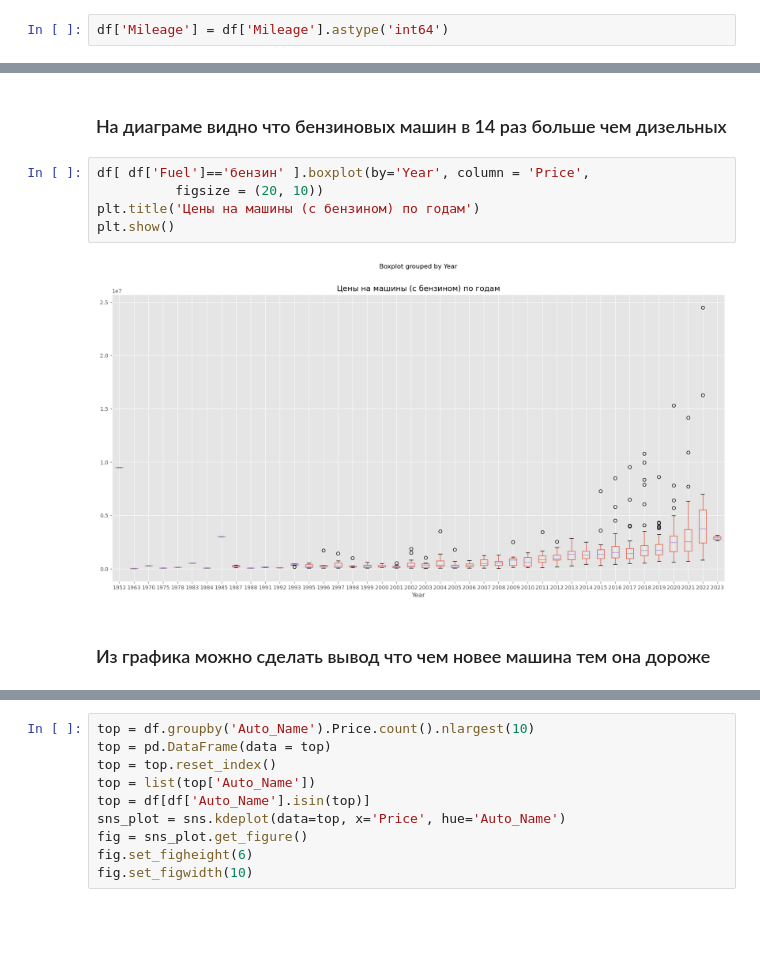
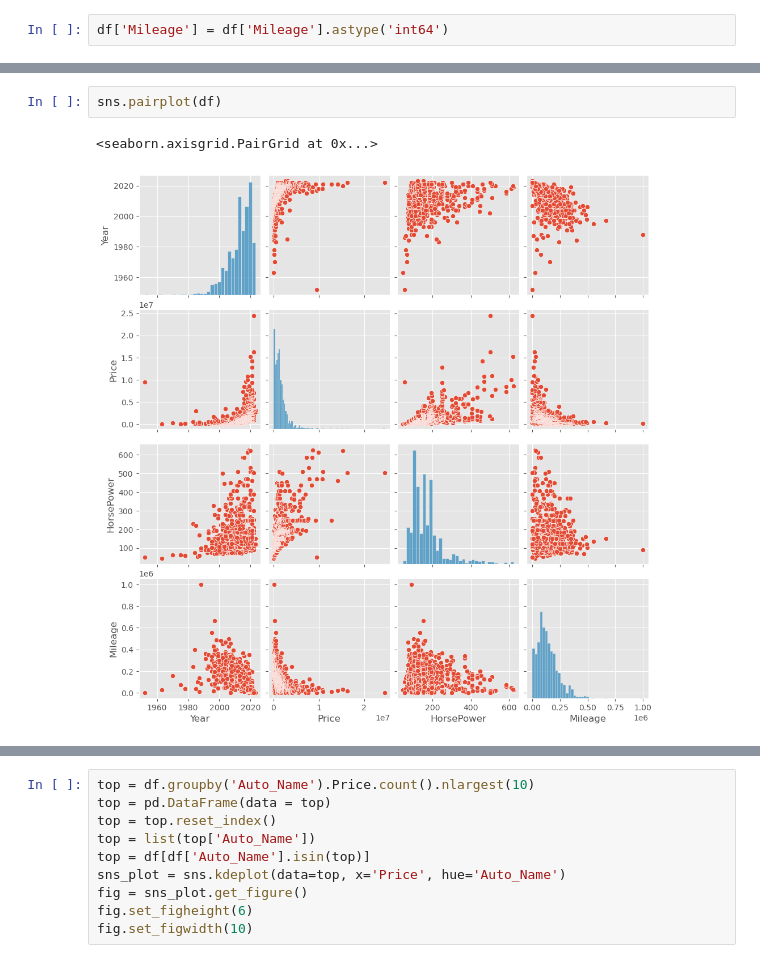
Before and after one commit to Heychild23/GM_motors, a Jupyter notebook: GM_motors_top (1).ipynb, the cells around one changed output, grey strips where cells are left out. Cells and saved outputs as stored; diff of their text form; blank space fills up the shorter version.

```diff
--- a/GM_motors_top (1).ipynb
+++ b/GM_motors_top (1).ipynb
@@ -291,11 +136,5 @@ plt.show()
-# %% [markdown]
-### На диаграме видно что бензиновых машин в 14 раз больше чем дизельных
-# %%
-df[ df['Fuel']=='бензин' ].boxplot(by='Year', column = 'Price',
-          figsize = (20, 10))
-plt.title('Цены на машины (с бензином) по годам')
-plt.show()
-# %% [output]
-[figure, removed]
-# %% [markdown]
-### Из графика можно сделать вывод что чем новее машина тем она дороже
+# %%
+sns.pairplot(df)
+# %% [output]
+<seaborn.axisgrid.PairGrid at 0x...>
+[figure, added]
```
Also changed, not shown: parts of 74 cells of this notebook, 1 other file.
